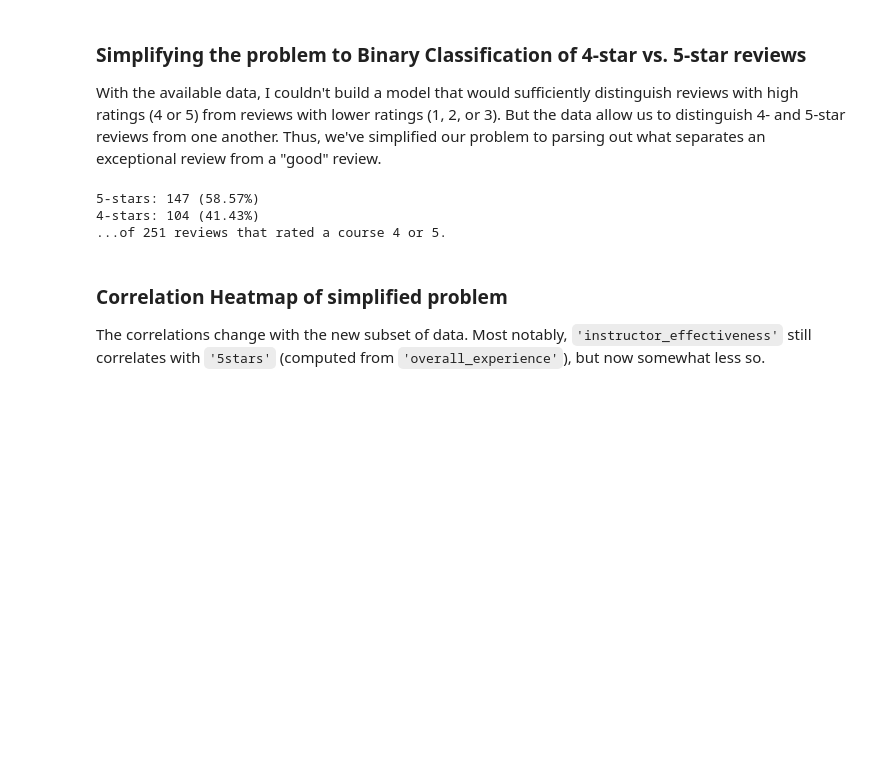
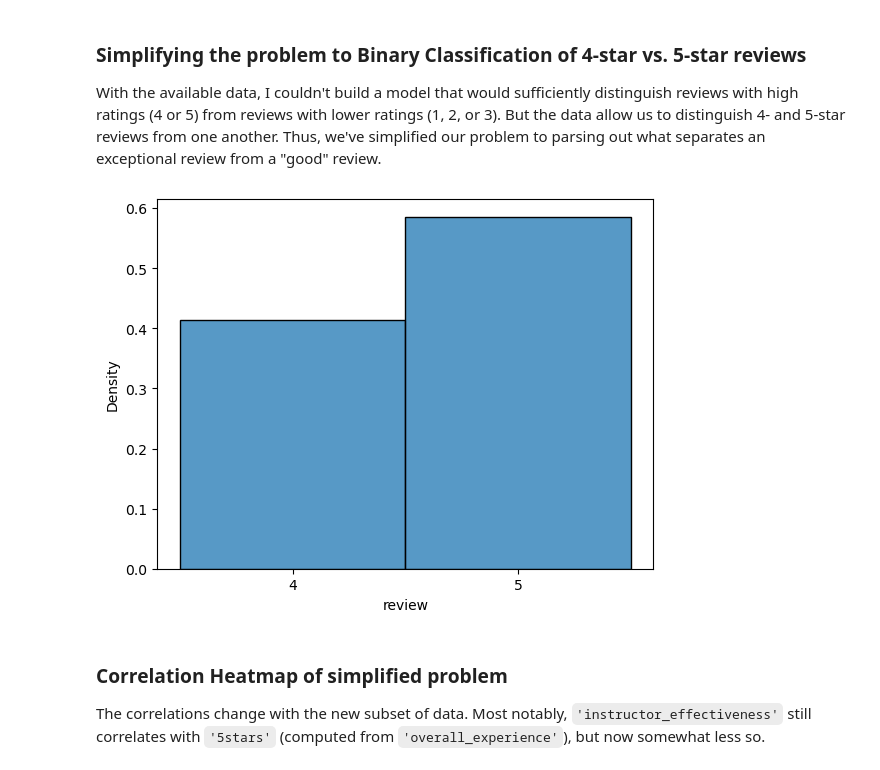
Before and after one commit to JamesPImes/csca5622_final, a Jupyter notebook: ml1_final_project.ipynb, the cells around one changed output. Cells and saved outputs as stored; diff of their text form; code cells hidden in the pictures; blank space fills up the shorter version.

```diff
--- a/ml1_final_project.ipynb
+++ b/ml1_final_project.ipynb
@@ -415,16 +428,12 @@ target = '5stars'
 highly_reviewed = highly_reviewed.replace({True: 1, False: 0})
 highly_reviewed = highly_reviewed.dropna()
 # %%
-n = len(highly_reviewed)
-yes = len(highly_reviewed[highly_reviewed['5stars'] == 1])
-no = n - yes
-print(f"5-stars: {yes} ({yes/n*100:.2f}%)")
-print(f"4-stars: {no} ({no/n*100:.2f}%)")
-print(f"...of {n} reviews that rated a course 4 or 5.")
+hp = sns.histplot(data=highly_reviewed.replace({0: 4, 1: 5})['5stars'], bins=2, discrete=True, stat='density')
+hp.set_xlabel('review')
+hp.set_xticks((4, 5))
+plt.show()
 # %% [output]
-5-stars: 147 (58.57%)
-4-stars: 104 (41.43%)
-...of 251 reviews that rated a course 4 or 5.
+[figure, added]
 # %% [markdown]
 ### Correlation Heatmap of simplified problem
 
```
Also changed, not shown: parts of 17 cells of this notebook.
